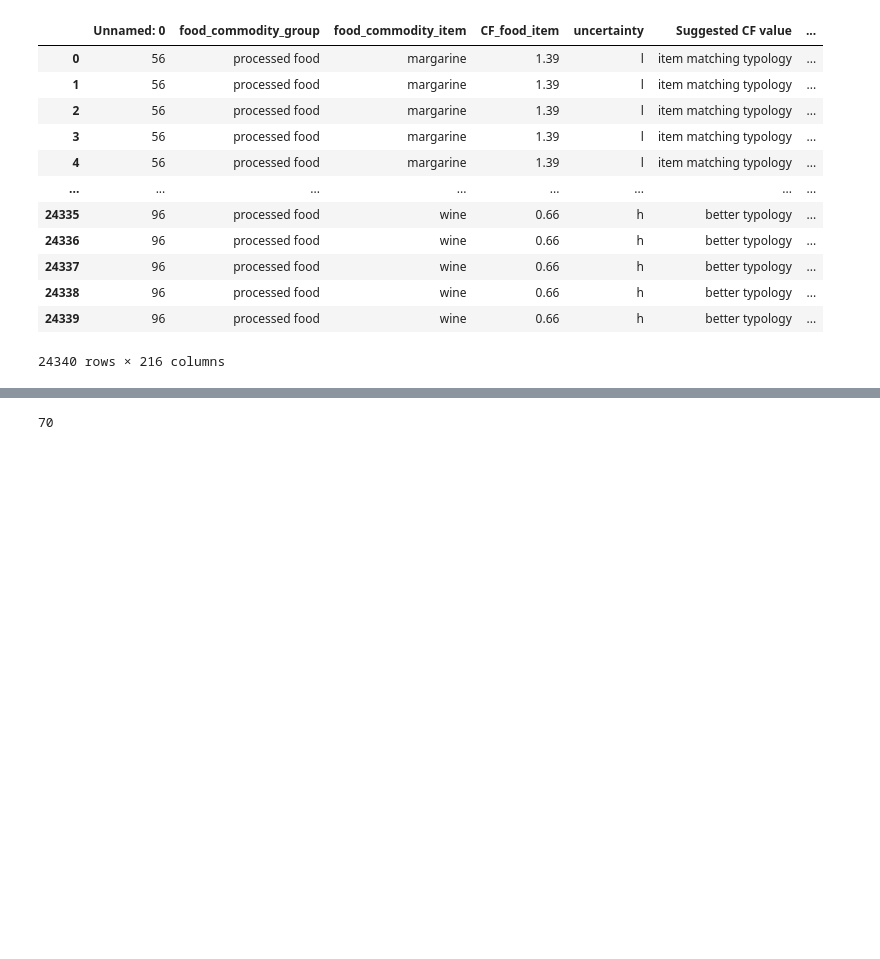
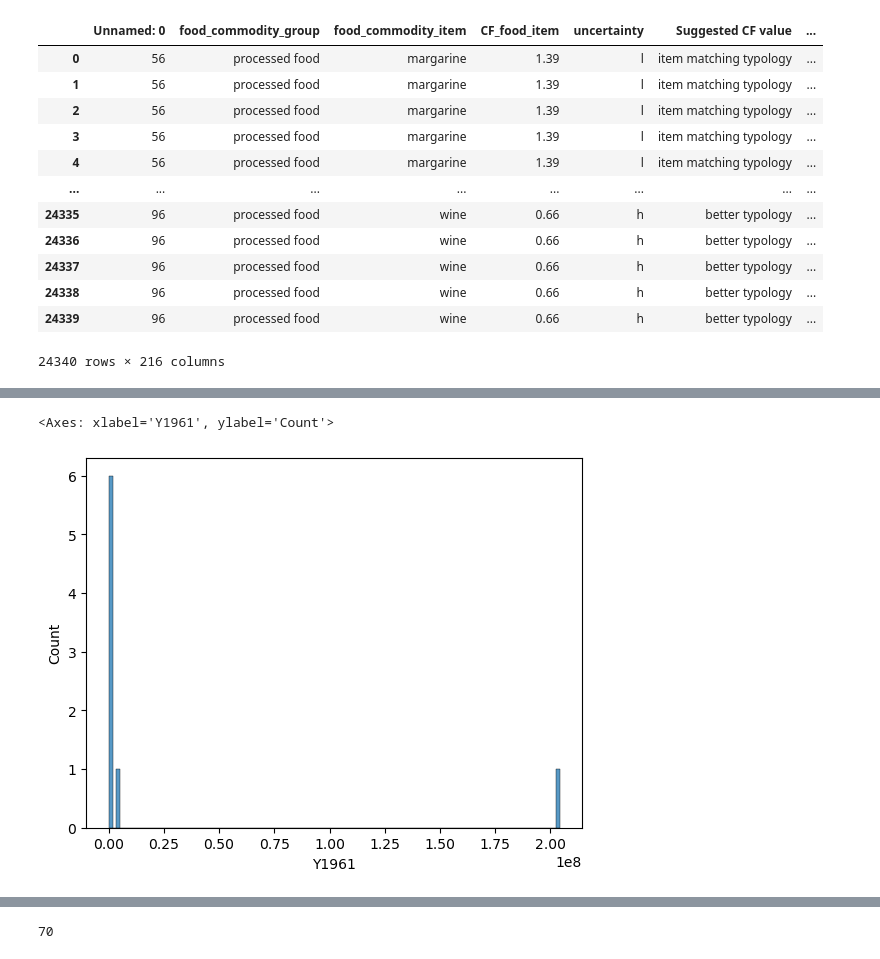
Before and after one commit to com-480-data-visualization/com480-project-colocaviz, a Jupyter notebook: merging_of_dataset.ipynb, the cells around one changed output, grey strips where cells are left out. Saved outputs shown, nothing was run; the diff lists cells and outputs as text; code cells hidden in the pictures; blank space fills up the shorter version.

```diff
--- a/merging_of_dataset.ipynb
+++ b/merging_of_dataset.ipynb
@@ -332,3 +301,9 @@ group_df = group_df.dropna(axis=1)
+# %%
+import seaborn as sns
+sns.histplot(all_df_merged.loc[all_df_merged["Element"] == "area harvested", "Y1961"].describe())
+# %% [output]
+<Axes: xlabel='Y1961', ylabel='Count'>
+[figure, added]
 # %%
 
 import json
```
Also changed, not shown: parts of 19 cells of this notebook, 9 other files.
